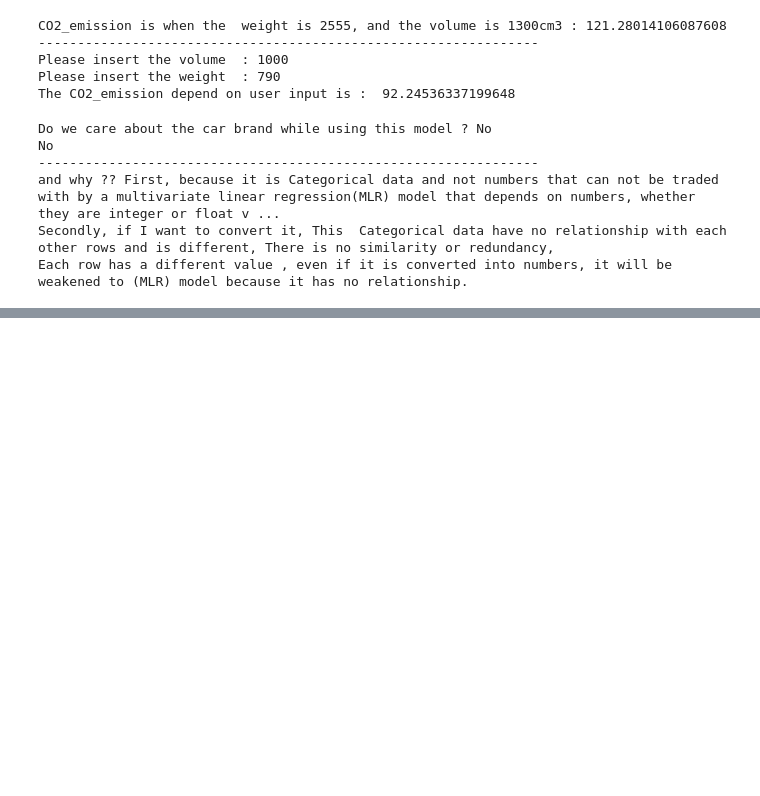
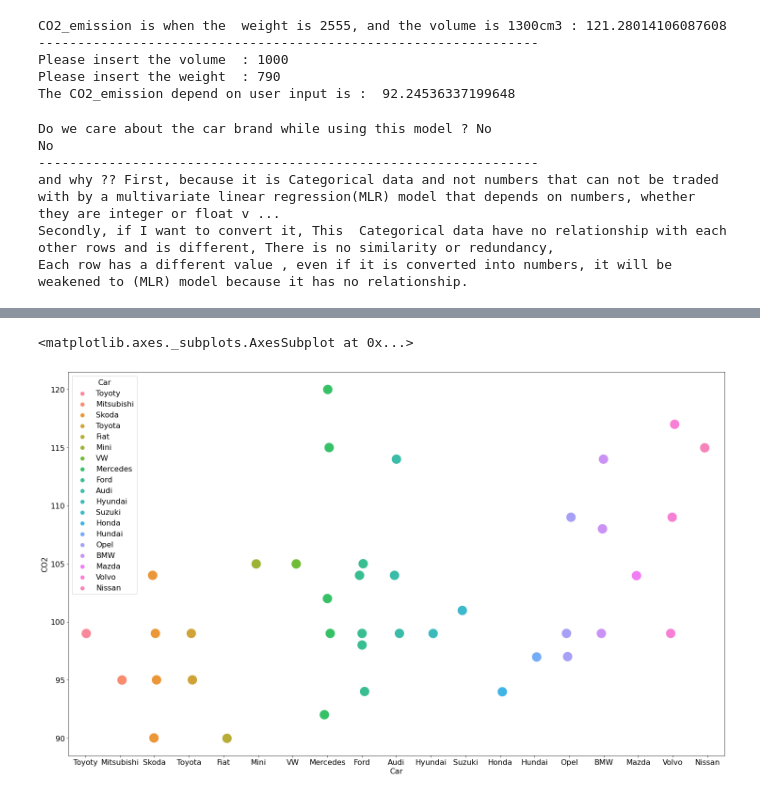
Before and after one commit to shahd1995913/Tahalf-Mechine-Learning-DS3, a Jupyter notebook: Tasks/ML1_S1&S2_Assignment.ipynb, the cells around one changed output, grey strips where cells are left out. Cells and saved outputs as stored; diff of their text form; code cells hidden in the pictures; blank space fills up the shorter version.

Commit message:
update the relation

```diff
--- a/Tasks/ML1_S1&S2_Assignment.ipynb
+++ b/Tasks/ML1_S1&S2_Assignment.ipynb
@@ -306,0 +353,11 @@ Each row has a different value , even if it is converted into numbers, it will b
+# %%
+"The relation between the Car Name and the CO2, There is A relation due there is some rendentency "
+import pandas as pd
+import numpy as np
+import matplotlib.pyplot as plt
+
+fig, ax = plt.subplots(figsize=(25,15))
+sns.stripplot(x="Car", y="CO2", data=df , hue="Car", size=20)
+# %% [output]
+<matplotlib.axes._subplots.AxesSubplot at 0x...>
+[figure, added]
```
Also changed, not shown: parts of 7 cells of this notebook.
